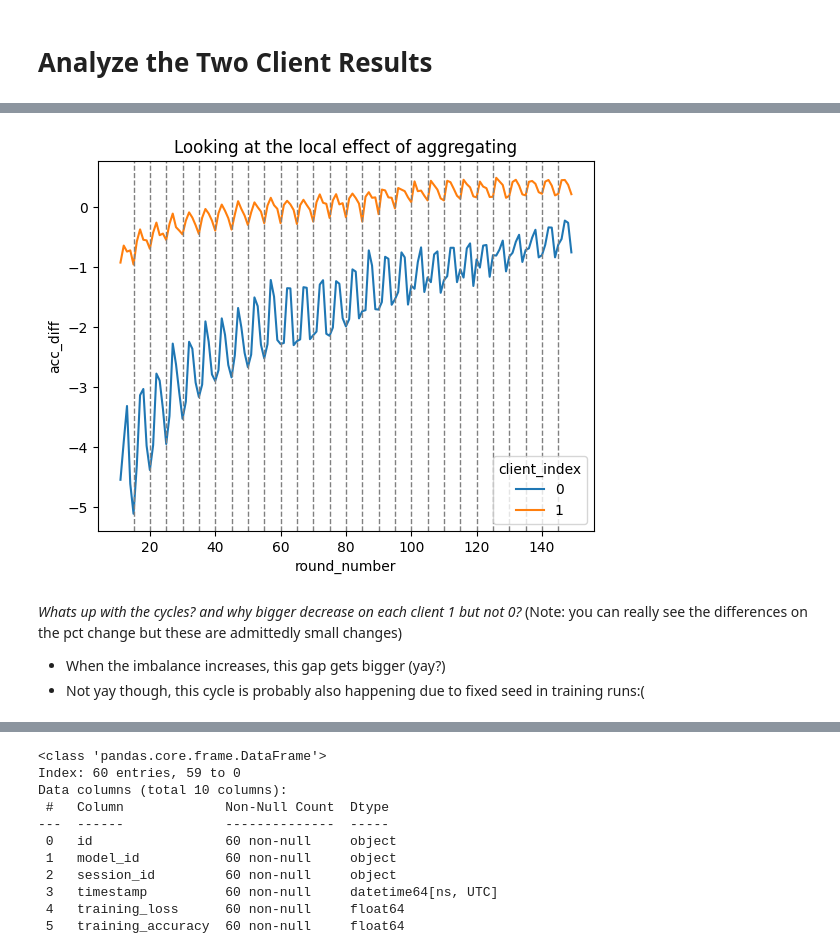
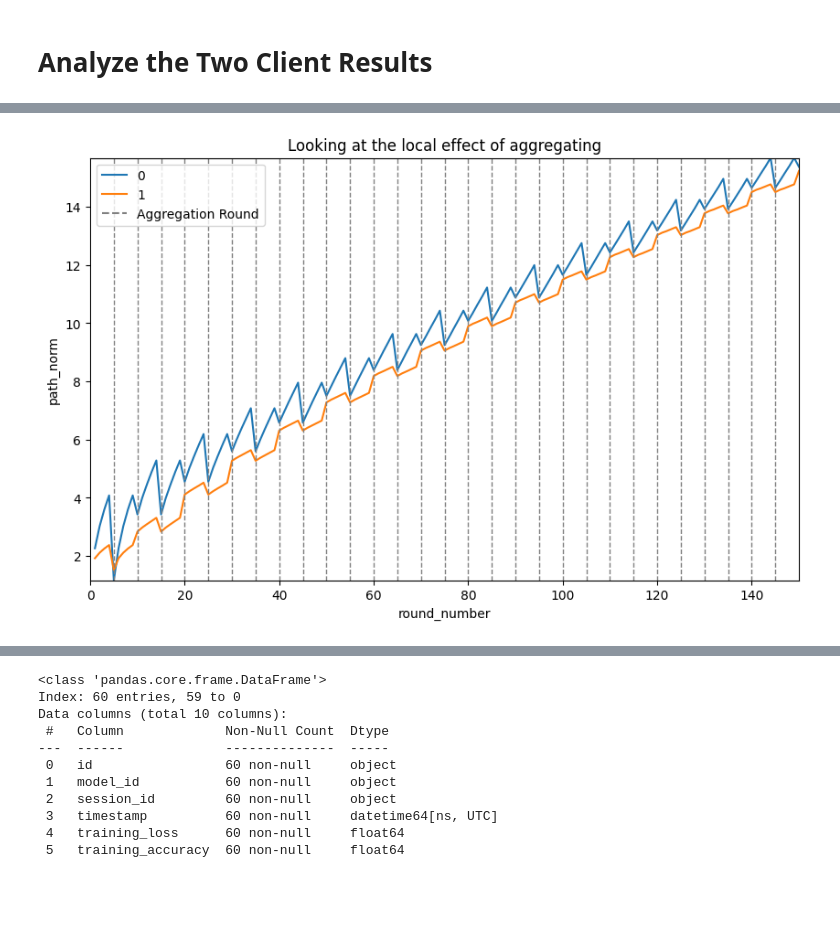
Before and after one commit to vaughankraska/fedland, a Jupyter notebook: scripts/quick_plots.ipynb, the cells around one changed output, grey strips where cells are left out. Drawn from its saved outputs; the diff is of its cells as text; code cells hidden in the pictures; blank space fills up the shorter version.

```diff
--- a/scripts/quick_plots.ipynb
+++ b/scripts/quick_plots.ipynb
@@ -5,12 +5,17 @@ import pandas as pd
 import numpy as np
 import seaborn as sns
 import matplotlib.pyplot as plt
+from matplotlib.lines import Line2D
 from fedn import APIClient
 from typing import List, Dict, Any
 from fedland.database_models.experiment import experiment_store, Experiment
 
+# EXPERIMENT_ID = "672348e0b5b58473e1bba6aa"  # Balanced classes (not specified)
 # EXPERIMENT_ID = "672350dd69ff8d1c3163f36a"  # Balanced classes
-EXPERIMENT_ID = "6723576ce286058bcd2e5f5c"  # Imablanced
+# EXPERIMENT_ID = "67276fc88facda912c52fb15"  # Balanced (No seed)
+# EXPERIMENT_ID = "6723576ce286058bcd2e5f5c"  # Imablanced
+# EXPERIMENT_ID = "6727843bf33e3e3f1a389472"  # Imablanced (No seed)
+EXPERIMENT_ID = "67279f24cc74ac2d5b61eb65"  # Imablanced (No seed rerun)
 # EXPERIMENT_ID = "67235cb4e286058bcd2e5f5d"  # Offsetting
 # EXPERIMENT_ID = "672380095dc2f66ef4e6ff0b"    # 3 clients Imabalance
 FEDN_URL = "localhost"
@@ -192,18 +211,24 @@ df_balanced.head()
 # %%
-# plt.xlim(100, 150)
+# plt.xlim(40, 150)
 # plt.ylim(0, .012)
-XLIM = 10
+XLIM = 0
+UPPER_LIMIT = 150  # Upper limit for the x-axis zoom
+Y_VAR = "path_norm"
+filtered_data = df_balanced[(df_balanced['round_number'] > XLIM) & (df_balanced['round_number'] <= UPPER_LIMIT)]
+plt.figure(figsize=(10,6))
 plt.title("Looking at the local effect of aggregating")
-# sns.lineplot(data=df_balanced[df_balanced['round_number'] > XLIM], x='round_number', y='path_norm', hue='client_index')
-sns.lineplot(data=df_balanced[df_balanced['round_number'] > XLIM], x='round_number', y='acc_diff', hue='client_index')
+sns.lineplot(data=filtered_data, x='round_number', y=Y_VAR, hue='client_index')
 for i in range(BATCHES, len(df_balanced), BATCHES):
-    if XLIM < i < 150:
+    if XLIM < i < UPPER_LIMIT:
         plt.axvline(x=i, linestyle='--', color='grey', linewidth=1)
+ax1 = plt.gca()
+handles, labels = ax1.get_legend_handles_labels()
+handles.append(custom_line)
+ax1.legend(handles=handles)
+
+
+plt.xlim(XLIM, UPPER_LIMIT)
+plt.ylim(filtered_data[Y_VAR].min(), filtered_data[Y_VAR].max())
 plt.show()
 # %% [output]
-[figure, old version]
+[figure, new version]
-# %% [markdown]
-_Whats up with the cycles? and why bigger decrease on each client 1 but not 0?_
-(Note: you can really see the differences on the pct change but these are admittedly small changes)
-* When the imbalance increases, this gap gets bigger (yay?)
-* Not yay though, this cycle is probably also happening due to fixed seed in training runs:(
```
Also changed, not shown: parts of 7 cells of this notebook, 3 other files.
